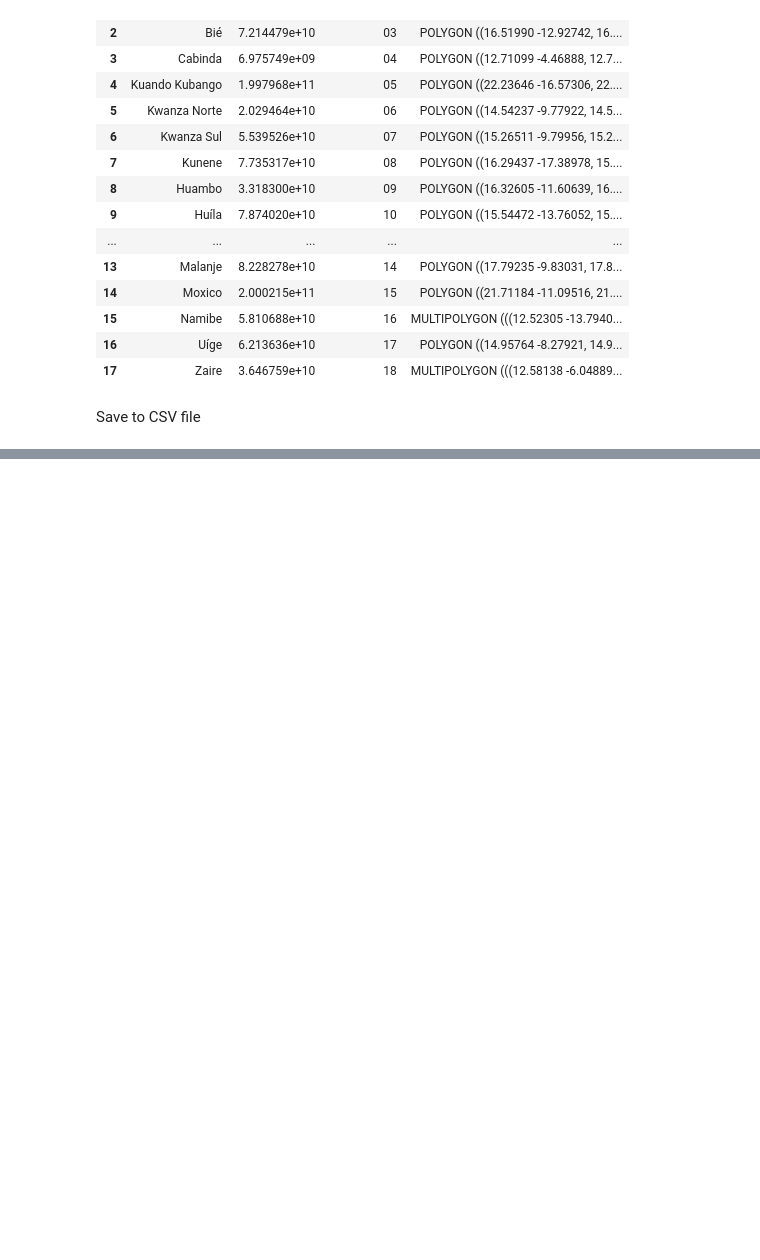
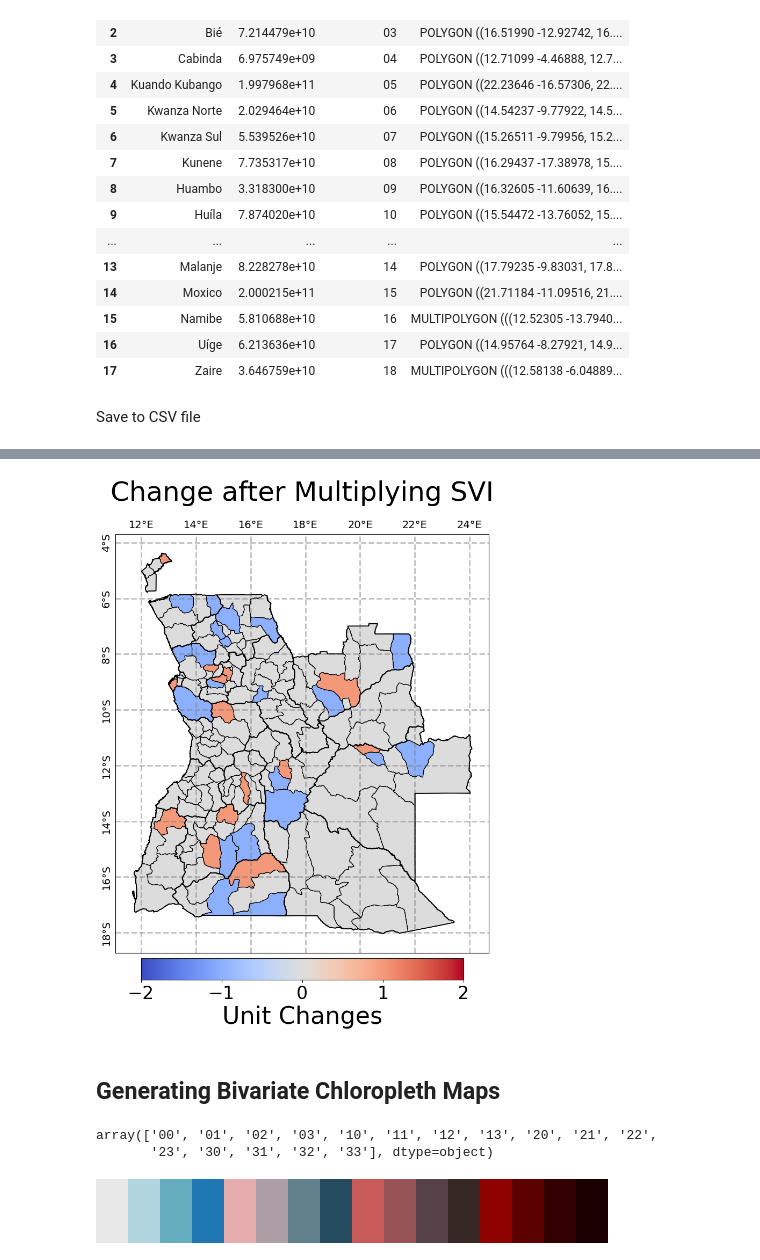
Before and after one commit to edrian-liao/angola-drought, a Jupyter notebook: notebooks/04_sv-ds_index.ipynb, the cells around one changed output, grey strips where cells are left out. Cells and saved outputs as stored; diff of their text form; code cells hidden in the pictures; blank space fills up the shorter version.

Commit message:
generated the bivariate choloropleth map and the differential map

```diff
--- a/notebooks/04_sv-ds_index.ipynb
+++ b/notebooks/04_sv-ds_index.ipynb
@@ -191,0 +203,49 @@ Can we show which municiplaties increased or decreased vulnerability when socioe
+# %%
+fig = plt.figure(figsize=(10, 10))
+img_extent = (bounds.left, bounds.right, bounds.bottom, bounds.top)
+ax = fig.add_axes([0.1, 0.1, 0.8, 0.78], projection=ccrs.PlateCarree())
+
+gl = ax.gridlines(crs=ccrs.PlateCarree(), draw_labels=True, linewidth=2, color='gray',
+                alpha=0.5, linestyle='--', ylabel_style={'size': 14, 'rotation': 'vertical'},
+                xlabel_style={'size': 14})
+
+gl.xlabels_bottom = False
+gl.ylabels_right = False
+
+plot = gdf.plot(ax=ax, column='Difference', cmap='coolwarm', linewidth=0.8, edgecolor='black', vmin=-2, vmax=2)
+shp_prov.geometry.boundary.plot(ax=ax, color='black', linewidth=1.25)
+# shp_prov[shp_prov.NAME == 'Kuando Kubango'].geometry.boundary.plot(ax=ax, color='blue', linewidth = 3)
+# shp_prov[shp_prov.NAME == 'Moxico'].geometry.boundary.plot(ax=ax, color='blue', linewidth = 3)
+shp_mun.geometry.boundary.plot(ax=ax, color='black', linewidth=0.5)
+
+cbar_ax = fig.add_axes([0.20, 0.05, 0.6, 0.04])
+cbar = plt.colorbar(plot.collections[0], cax=cbar_ax, orientation='horizontal', pad=0.05)
+cbar.ax.tick_params(labelsize=24)
+cbar.set_label('Unit Changes', fontsize=32)
+
+fig.suptitle('Change after Multiplying SVI', fontsize=36)
+
+plt.savefig(f'../results/figures/diff_vulnerability.png', dpi=300, bbox_inches='tight')
+# %% [output]
+[figure, added]
+# %% [markdown]
+## Generating Bivariate Chloropleth Maps
+# %%
+# Combine x and y codes to create Bi_Class
+gdf['Bi_Class'] = gdf['Final Drought Severity Classes'].astype('str') + gdf['SVI Category'].astype('str')
+np.unique(gdf['Bi_Class'])
+# %% [output]
+array(['00', '01', '02', '03', '10', '11', '12', '13', '20', '21', '22',
+       '23', '30', '31', '32', '33'], dtype=object)
+# %%
+# Define the colors for the bivariate map
+all_colors = [
+    '#e8e8e8', '#b0d5df', '#64acbe', '#1f78b4',  # Light to dark blue
+    '#e4acac', '#ad9ea5', '#627f8c', '#254b5f',  # Light red to violet
+    '#c85a5a', '#985356', '#574249', '#372725',  # Dark red to brown
+    '#8e0202', '#5b0101', '#320000', '#1a0000'   # Darker shades of red
+]
+cmap = colors.ListedColormap(all_colors)
+cmap
+# %% [output]
+[figure, added]
```
Also changed, not shown: parts of 16 cells of this notebook, 3 other files.
